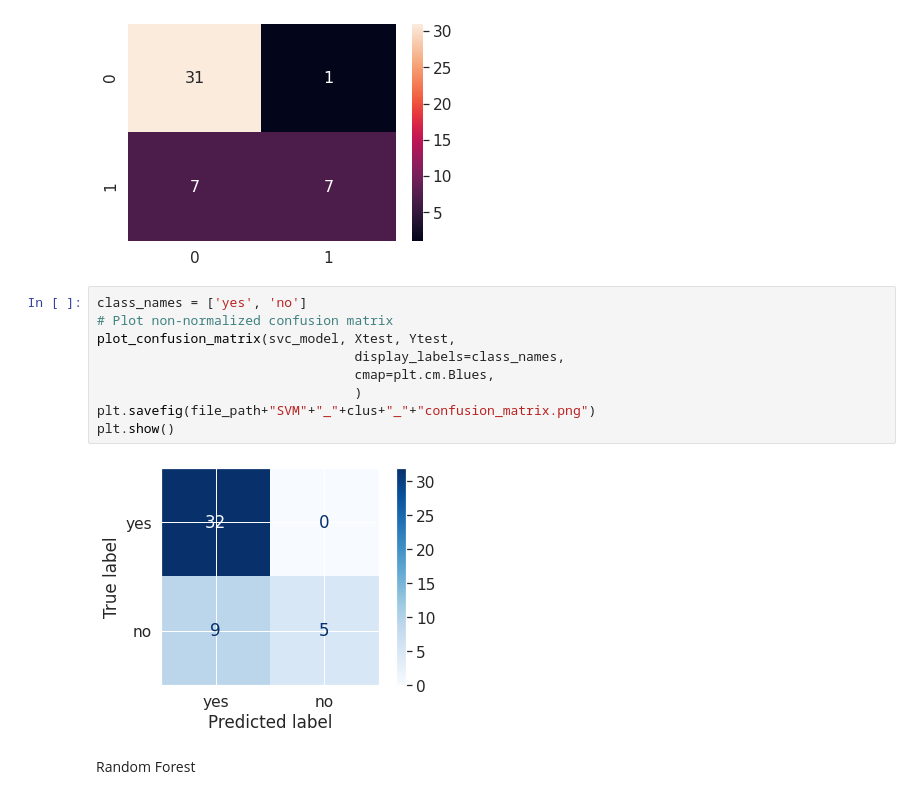
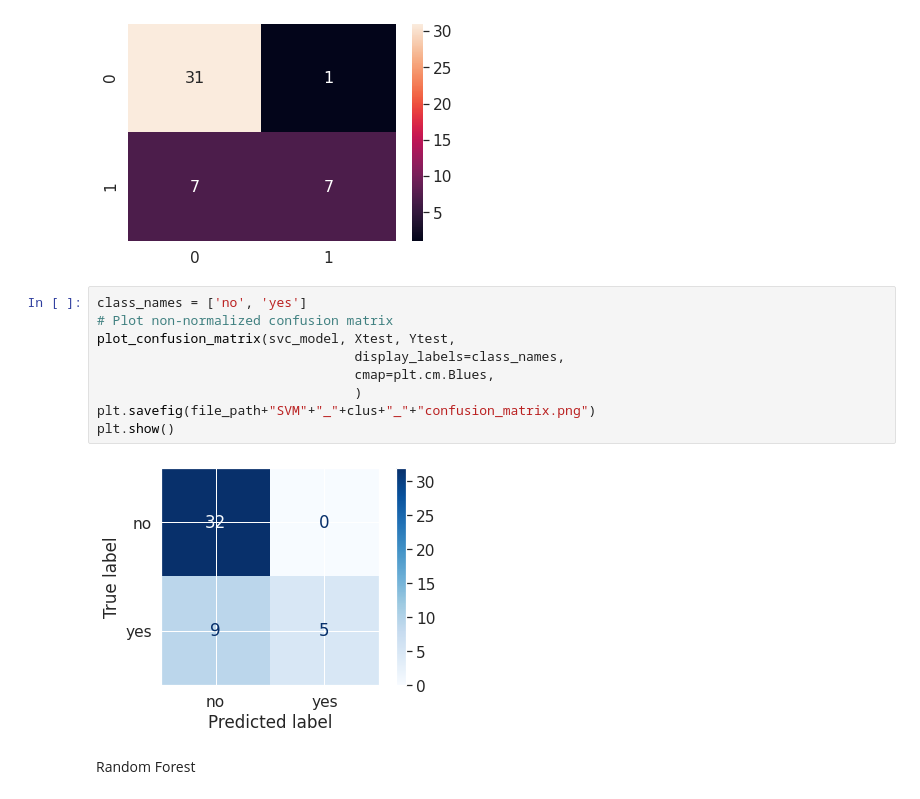
Before and after one commit to BlackCurrantDS/Mining-Rare-Association-Rules, a Jupyter notebook: Part4_b)Optics_UnexpctedRules_Evaluation.ipynb, the cells around one changed output. Cells and saved outputs as stored; diff of their text form.

```diff
--- a/Part4_b)Optics_UnexpctedRules_Evaluation.ipynb
+++ b/Part4_b)Optics_UnexpctedRules_Evaluation.ipynb
@@ -649,16 +649,16 @@ condition ['a4@3-5', 'a5@no', 'a7@left']
 0.734375
 [figure]
 # %%
-class_names = ['yes', 'no']
+class_names = ['no', 'yes']
 # Plot non-normalized confusion matrix
 plot_confusion_matrix(svc_model, Xtest, Ytest,
                                  display_labels=class_names,
                                  cmap=plt.cm.Blues,
                                  )
 plt.savefig(file_path+"SVM"+"_"+clus+"_"+"confusion_matrix.png")
 plt.show()
 # %% [output]
-[figure, old version]
+[figure, new version]
 # %% [markdown]
 Random Forest
 # %%
```
Also changed, not shown: parts of 2 cells of this notebook.
